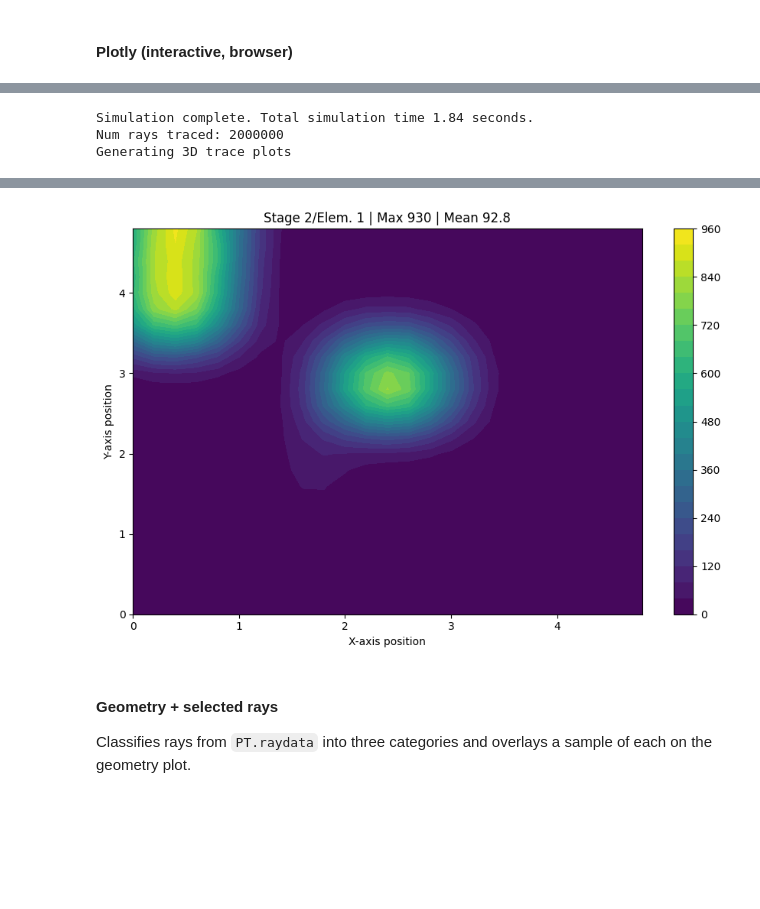
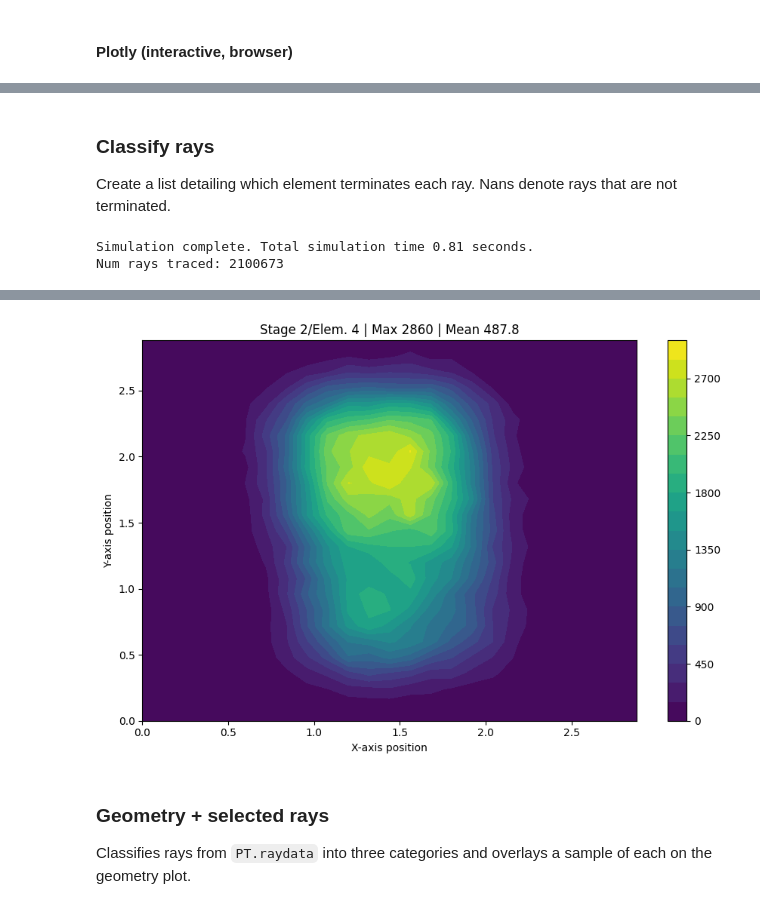
Before and after one commit to cholette/enn554, a Jupyter notebook: notebooks/lectures/7_csp_lectures.ipynb, the cells around one changed output, grey strips where cells are left out. Drawn from its saved outputs; the diff is of its cells as text; code cells hidden in the pictures; blank space fills up the shorter version.

Commit message:
Added pysoltrace demo.

```diff
--- a/notebooks/lectures/7_csp_lectures.ipynb
+++ b/notebooks/lectures/7_csp_lectures.ipynb
@@ -231,15 +246,7 @@ First, create optical surfaces and sun position
 # %%
-from pysoltrace import Point, PySolTrace
-import plotly.io as pio
-pio.renderers.default = "browser"
-
-rec_h = 20.0
-L,W = 2.0,1.0
-
 PT = PySolTrace()
-
 opt_heliostat = PT.add_optic('Reflective surface')
-opt_heliostat.front.reflectivity=1.0
+opt_heliostat.front.reflectivity=0.95
 opt_heliostat.back.reflectivity=0.0
 
 opt_absorber = PT.add_optic('Absorber')
@@ -248,7 +255,4 @@ opt_absorber.back.reflectivity = 0.0
 
 S = solar_vector_from_angles(γ_s,θ_z,convention='soltrace')
 sun = PT.add_sun() # Z to north, Y to zenith, X to west
-sun.position.x, sun.position.y, sun.position.z = S*1000
-# sun.position.x = 0.
-# sun.position.y = 0.
-# sun.position.z = 100.
+sun.position.x, sun.position.y, sun.position.z = S*10000
@@ -425,9 +524,33 @@ fig.show()
+# %% [markdown]
+### Classify rays
+Create a list detailing which element terminates each ray. Nans denote rays that are not terminated.
+# %%
+def classify_rays(raydata, nhat, virtual_stage=None):
+    if virtual_stage is not None:
+        raydata = raydata[raydata['stage'] != virtual_stage]
+
+    elements = np.sort(raydata.element.abs().unique())
+    num_rays = PT.raydata.number.max()   # full range, not unique count
+    ray_end = np.nan * np.ones(num_rays)
+
+    elements = elements[elements>0]
+    for ii, e in enumerate(elements):
+        absorbed_by_element = (raydata.element == -e)
+        if any(absorbed_by_element):
+            rda = raydata[absorbed_by_element]
+            dp = rda.cos_x*nhat[ii][0] + rda.cos_y*nhat[ii][1] + rda.cos_z*nhat[ii][2]
+            m_front = rda[dp < 0].number - 1
+            m_back  = rda[dp > 0].number - 1
+            ray_end[m_front] = e
+            ray_end[m_back]  = -e
+
+    return ray_end
 # %%
 # Simulation needs to be inside of a __name__ guard to allow multi-threading
 if __name__ == "__main__":
 
     # Run the configuration specified above
-    PT.run(-1, True, 1)         #(seed, is point focus system?, number of threads)
+    PT.run(-1, False, 1)         #(seed, is point focus system?, number of threads)
 
     # Print a message after completion
     print("Num rays traced: {:d}".format(PT.raydata.index.size))
@@ -436,10 +559,13 @@ if __name__ == "__main__":
     PT.write_soltrace_input_file(od/'simpletest.stinput')
 
     # Create a 3D trace plot of the simulation (requires plotly library)
-    PT.plot_trace(show_sun_vector=False)
+    # PT.plot_trace(show_sun_vector=False)
+
+    nhat = helio_normals.copy()
+    nhat.append(np.array(list(rec_norm)))
+    ray_end = classify_rays(PT.raydata, nhat, virtual_stage=VIRTUAL_STAGE)
 
     PT.plot_flux(ela)
 # %% [output]
-Simulation complete. Total simulation time 1.84 seconds.
-Num rays traced: 2000000
-Generating 3D trace plots
+Simulation complete. Total simulation time 0.81 seconds.
+Num rays traced: 2100673
@@ -450,5 +572,5 @@ Generating 3D trace plots
-[figure, old version]
+[figure, new version]
 # %% [markdown]
-#### Geometry + selected rays
+### Geometry + selected rays
 
 Classifies rays from `PT.raydata` into three categories and overlays a sample of each on the geometry plot.
```
Also changed, not shown: parts of 20 cells of this notebook.
